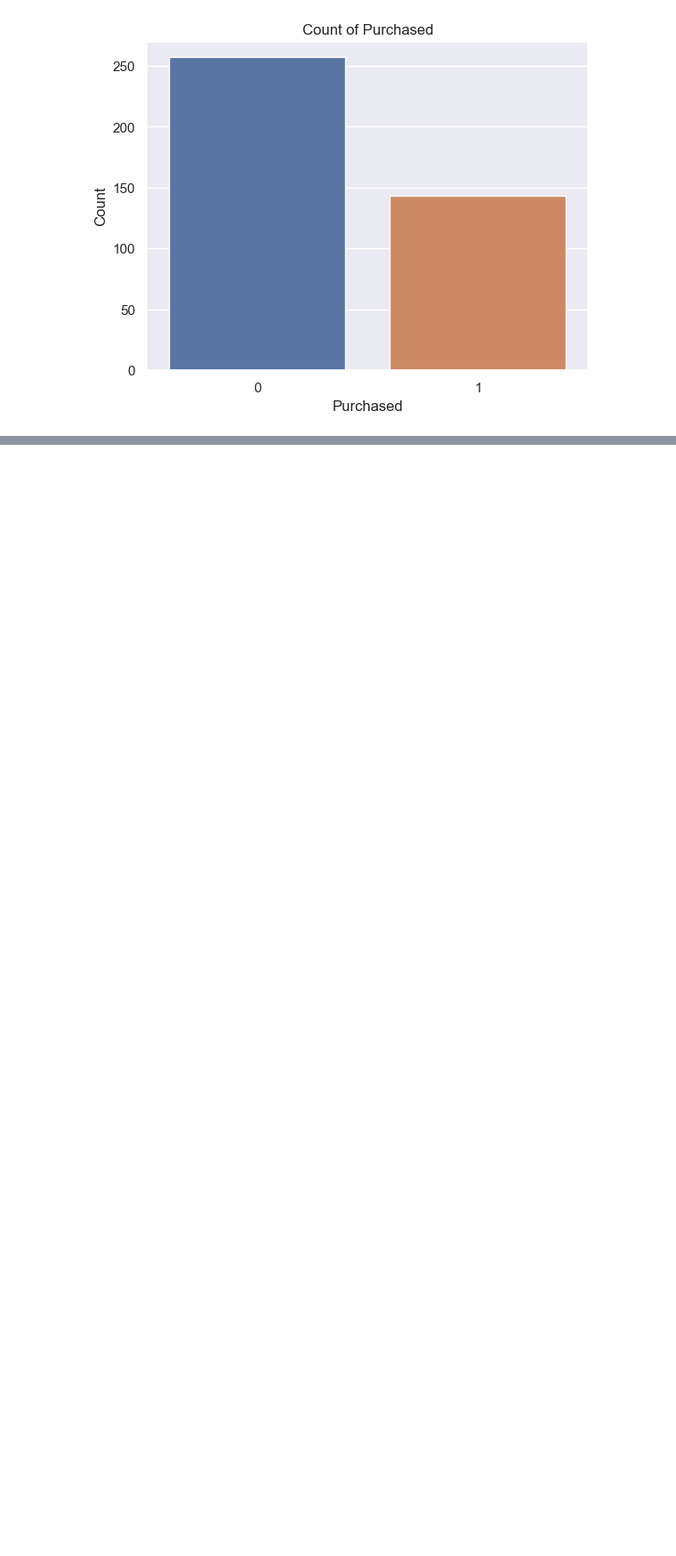
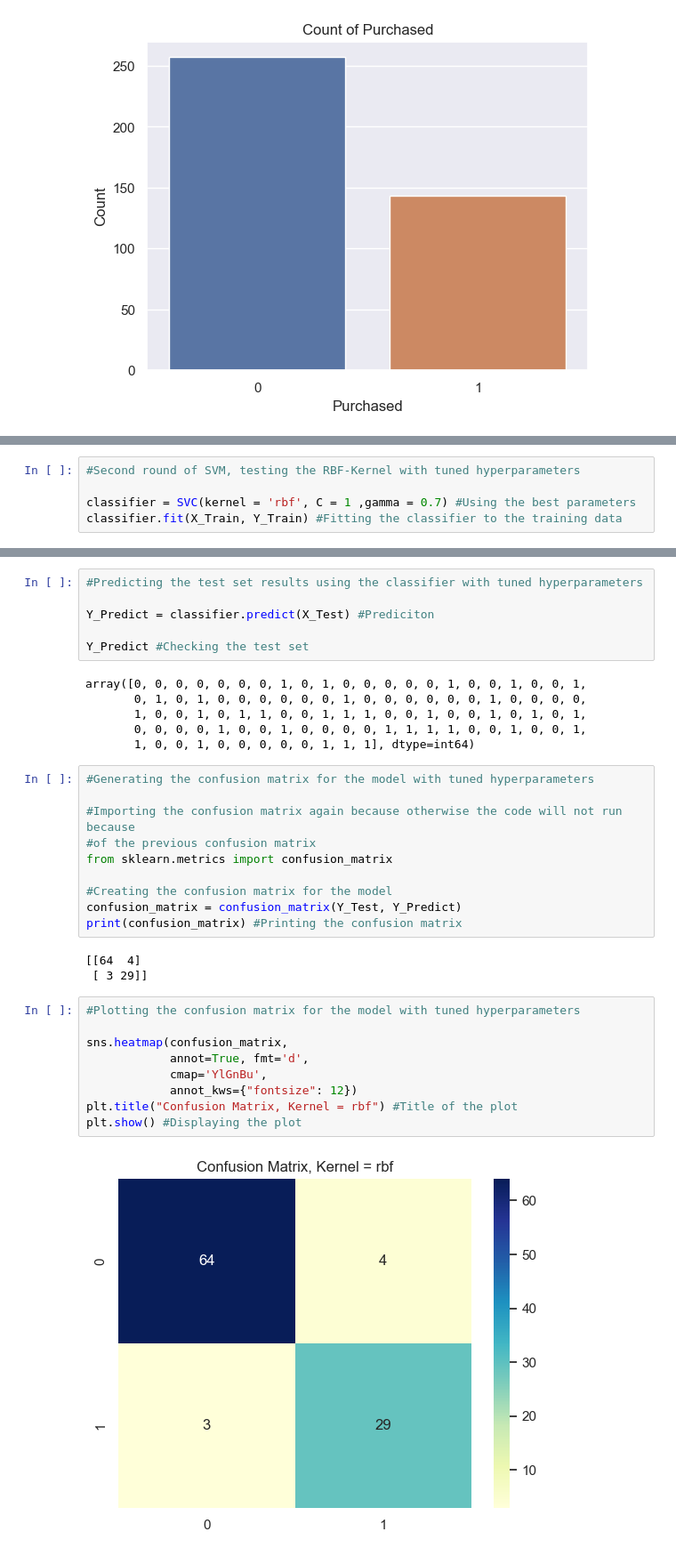
Before and after one commit to done9806/Support-Vector-Machine, a Jupyter notebook: Untitled-1.ipynb, the cells around one changed output, grey strips where cells are left out. Shown: that part at 89% size. Drawn from its saved outputs; the diff is of its cells as text; blank space fills up the shorter version.

```diff
--- a/Untitled-1.ipynb
+++ b/Untitled-1.ipynb
@@ -166,0 +480,5 @@ plt.show() #Displaying the plot
+# %%
+#Second round of SVM, testing the RBF-Kernel with tuned hyperparameters
+
+classifier = SVC(kernel = 'rbf', C = 1 ,gamma = 0.7) #Using the best parameters
+classifier.fit(X_Train, Y_Train) #Fitting the classifier to the training data
@@ -166,0 +487,36 @@ plt.show() #Displaying the plot
+# %%
+#Predicting the test set results using the classifier with tuned hyperparameters
+
+Y_Predict = classifier.predict(X_Test) #Prediciton
+
+Y_Predict #Checking the test set
+# %% [output]
+array([0, 0, 0, 0, 0, 0, 0, 1, 0, 1, 0, 0, 0, 0, 0, 1, 0, 0, 1, 0, 0, 1,
+       0, 1, 0, 1, 0, 0, 0, 0, 0, 0, 1, 0, 0, 0, 0, 0, 0, 1, 0, 0, 0, 0,
+       1, 0, 0, 1, 0, 1, 1, 0, 0, 1, 1, 1, 0, 0, 1, 0, 0, 1, 0, 1, 0, 1,
+       0, 0, 0, 0, 1, 0, 0, 1, 0, 0, 0, 0, 1, 1, 1, 1, 0, 0, 1, 0, 0, 1,
+       1, 0, 0, 1, 0, 0, 0, 0, 0, 1, 1, 1], dtype=int64)
+# %%
+#Generating the confusion matrix for the model with tuned hyperparameters
+
+#Importing the confusion matrix again because otherwise the code will not run because
+#of the previous confusion matrix
+from sklearn.metrics import confusion_matrix
+
+#Creating the confusion matrix for the model
+confusion_matrix = confusion_matrix(Y_Test, Y_Predict)
+print(confusion_matrix) #Printing the confusion matrix
+# %% [output]
+[[64  4]
+ [ 3 29]]
+# %%
+#Plotting the confusion matrix for the model with tuned hyperparameters
+
+sns.heatmap(confusion_matrix,
+            annot=True, fmt='d',
+            cmap='YlGnBu',
+            annot_kws={"fontsize": 12})
+plt.title("Confusion Matrix, Kernel = rbf") #Title of the plot
+plt.show() #Displaying the plot
+# %% [output]
+[figure, added]
```
Also changed, not shown: parts of 39 cells of this notebook.
